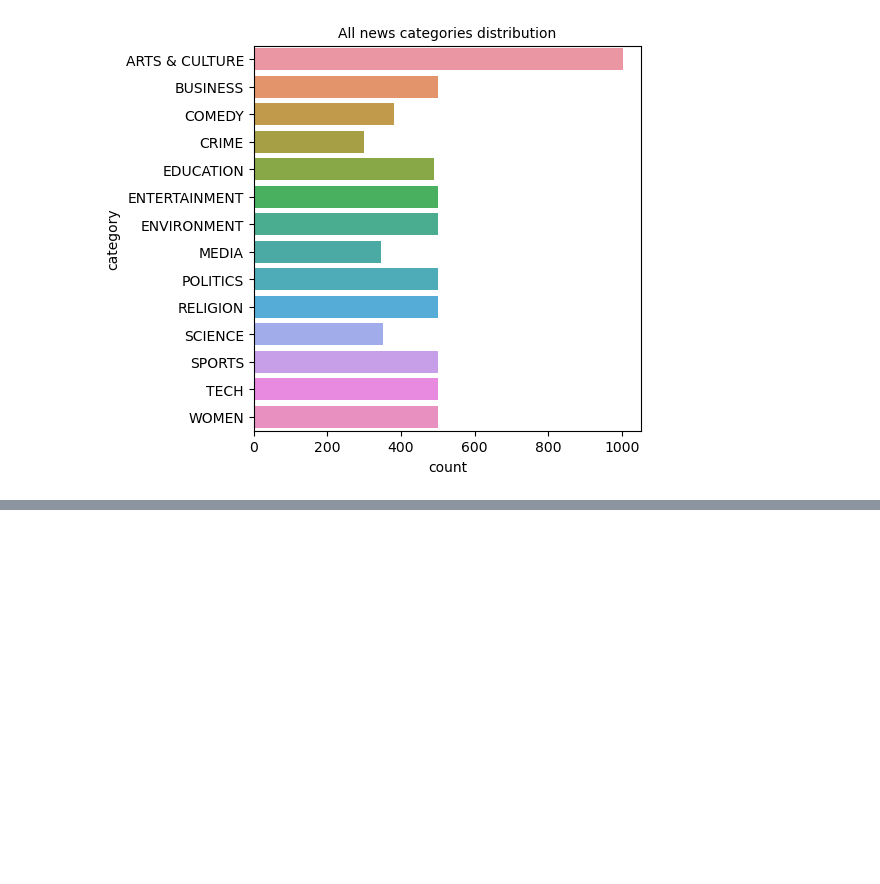
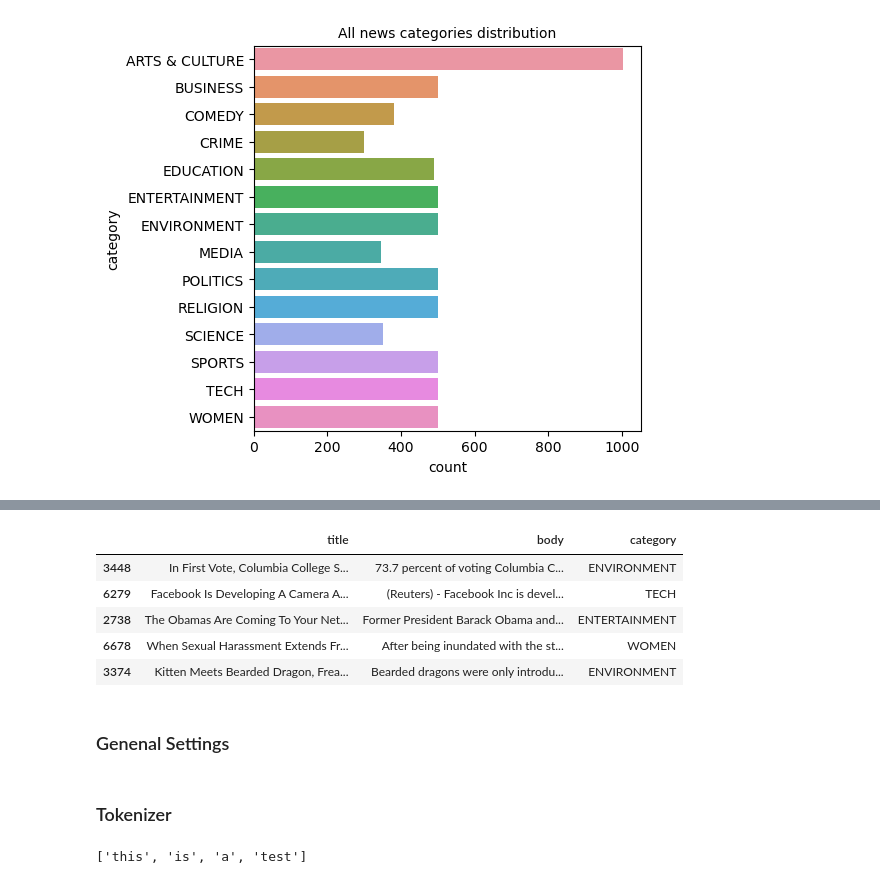
Before and after one commit to Juju2575/CheckIt, a Jupyter notebook: deepL/lstm.ipynb, the cells around one changed output, grey strips where cells are left out. Cells and saved outputs as stored; diff of their text form; code cells hidden in the pictures; blank space fills up the shorter version.

```diff
--- a/deepL/lstm.ipynb
+++ b/deepL/lstm.ipynb
@@ -63,0 +78,3 @@ Genenal Settings
+# %%
+X = data_sans_na.drop(["category"], axis =1)
+X.head()
@@ -63,0 +88,3 @@ Genenal Settings
+# %%
+y = data_sans_na["category"]
+y.head()
@@ -63,0 +98,2 @@ Genenal Settings
+# %%
+X_train, X_test, y_train, y_test = train_test_split(X, y, test_size=0.2, random_state=12)
@@ -64,3 +115,17 @@ Genenal Settings
+# %%
+train_dataset = pd.concat([X_train, y_train], axis=1)
+test_dataset = pd.concat([X_test, y_test], axis=1)
+# %%
+train_dataset.head()
+# %% [output]
+|  | title | body | category |
+| 3448 | In First Vote, Columbia College S... | 73.7 percent of voting Columbia C... | ENVIRONMENT |
+| 6279 | Facebook Is Developing A Camera A... | (Reuters) - Facebook Inc is devel... | TECH |
+| 2738 | The Obamas Are Coming To Your Net... | Former President Barack Obama and... | ENTERTAINMENT |
+| 6678 | When Sexual Harassment Extends Fr... | After being inundated with the st... | WOMEN |
+| 3374 | Kitten Meets Bearded Dragon, Frea... | Bearded dragons were only introdu... | ENVIRONMENT |
+# %% [markdown]
+<h3> Genenal Settings
 # %%
 RANDOM_SEED = 123
 torch.manual_seed(RANDOM_SEED)
@@ -73,3 +138,5 @@ NUM_EPOCHS = 15
 EMBEDDING_DIM = 128
 HIDDEN_DIM = 256
 NUM_CLASSES = 14
+# %% [markdown]
+<h3> Tokenizer
@@ -75,0 +147,4 @@ NUM_CLASSES = 14
+# %%
+test
+# %% [output]
+['this', 'is', 'a', 'test']
```
Also changed, not shown: parts of 26 cells of this notebook.
